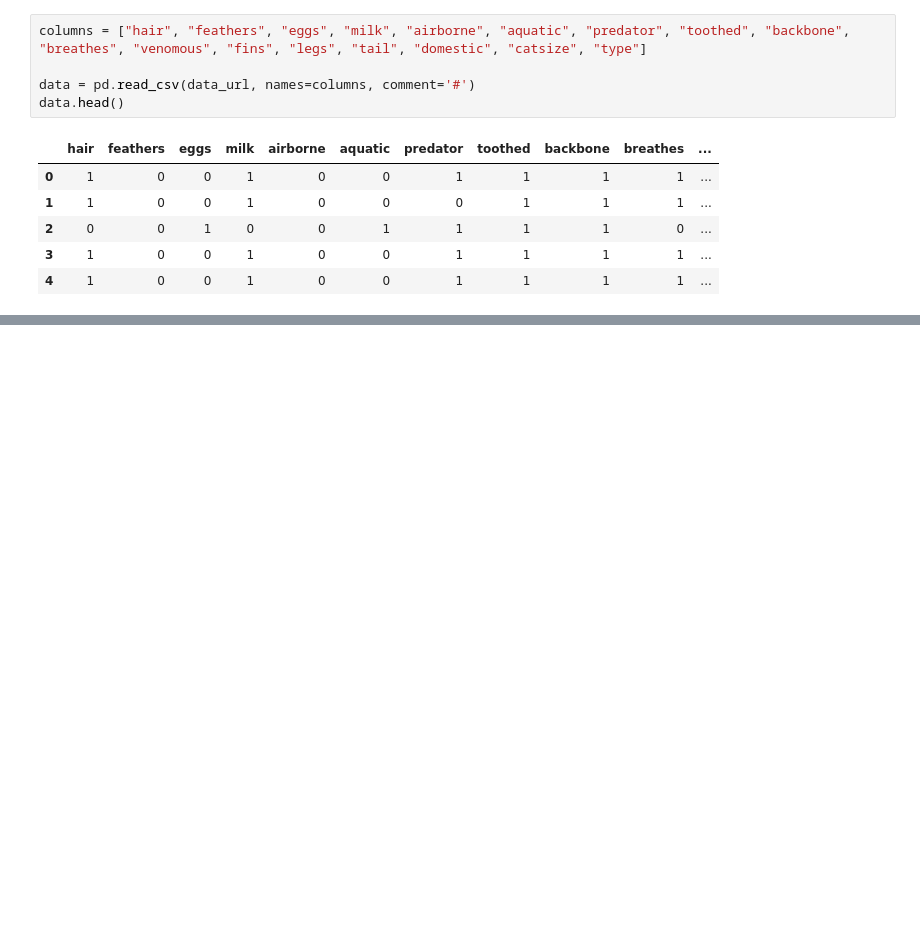
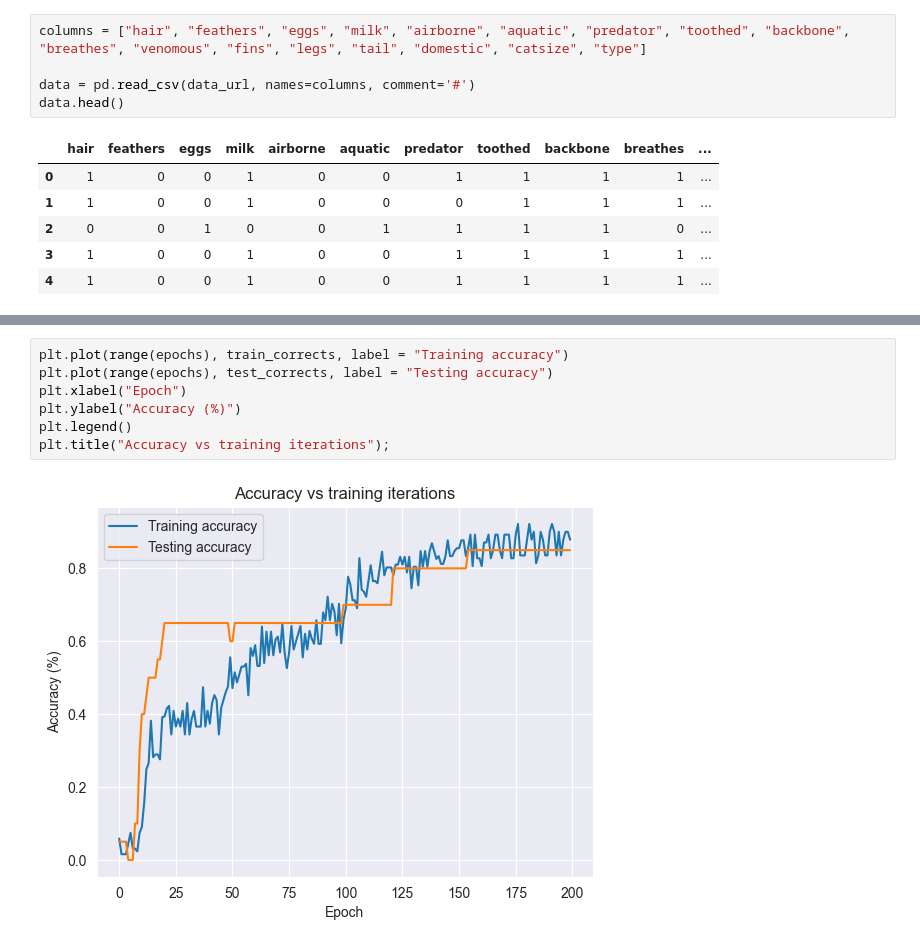
Before and after one commit to blueskywalker/tensorflow-notebooks, a Jupyter notebook: zoo-classification.ipynb, the cells around one changed output, grey strips where cells are left out. Drawn from its saved outputs; the diff is of its cells as text; blank space fills up the shorter version.

```diff
--- a/zoo-classification.ipynb
+++ b/zoo-classification.ipynb
@@ -15,0 +179,9 @@ data.head()
+# %%
+plt.plot(range(epochs), train_corrects, label = "Training accuracy")
+plt.plot(range(epochs), test_corrects, label = "Testing accuracy")
+plt.xlabel("Epoch")
+plt.ylabel("Accuracy (%)")
+plt.legend()
+plt.title("Accuracy vs training iterations");
+# %% [output]
+[figure, added]
```
Also changed, not shown: parts of 8 cells of this notebook, 14 other files.
